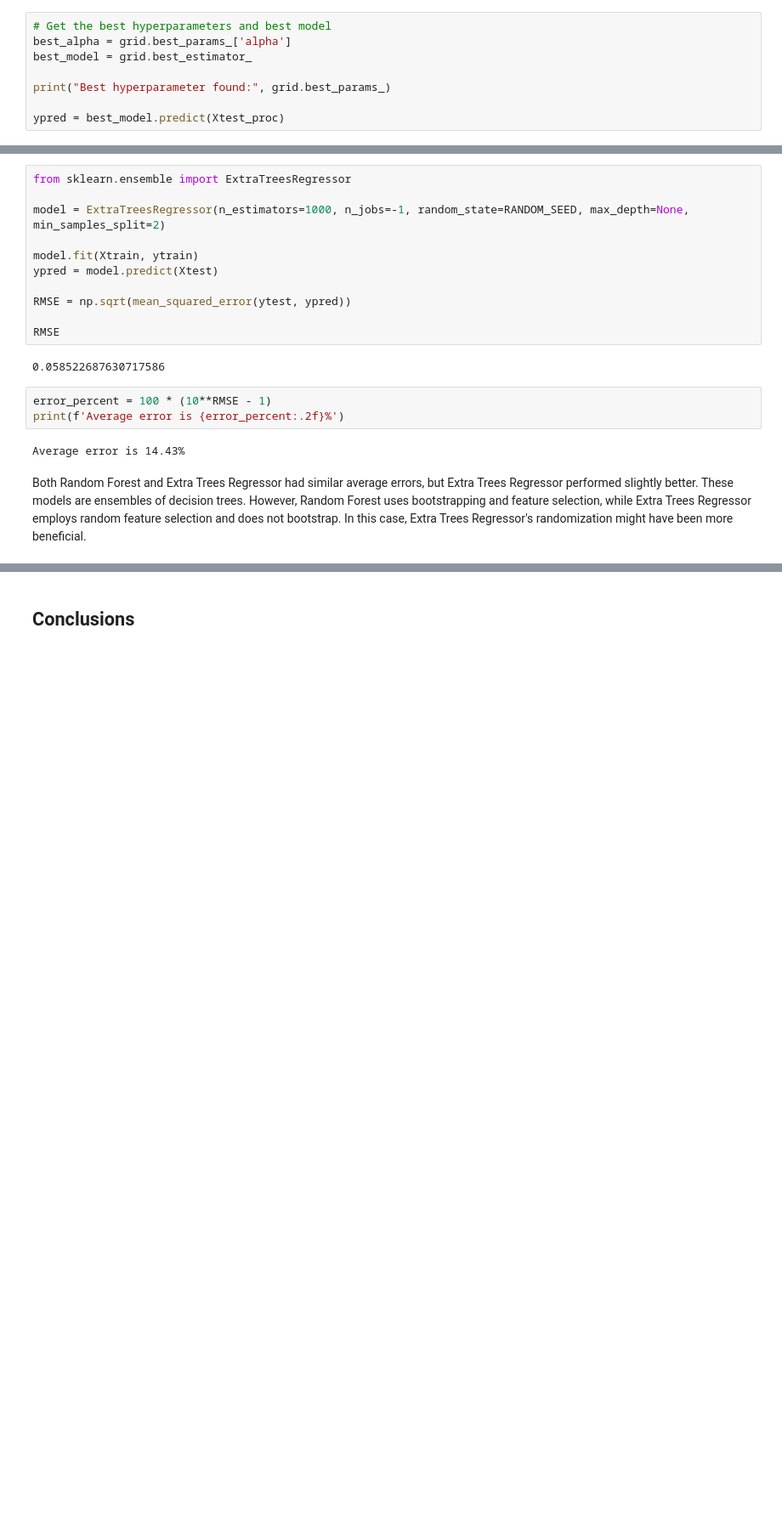
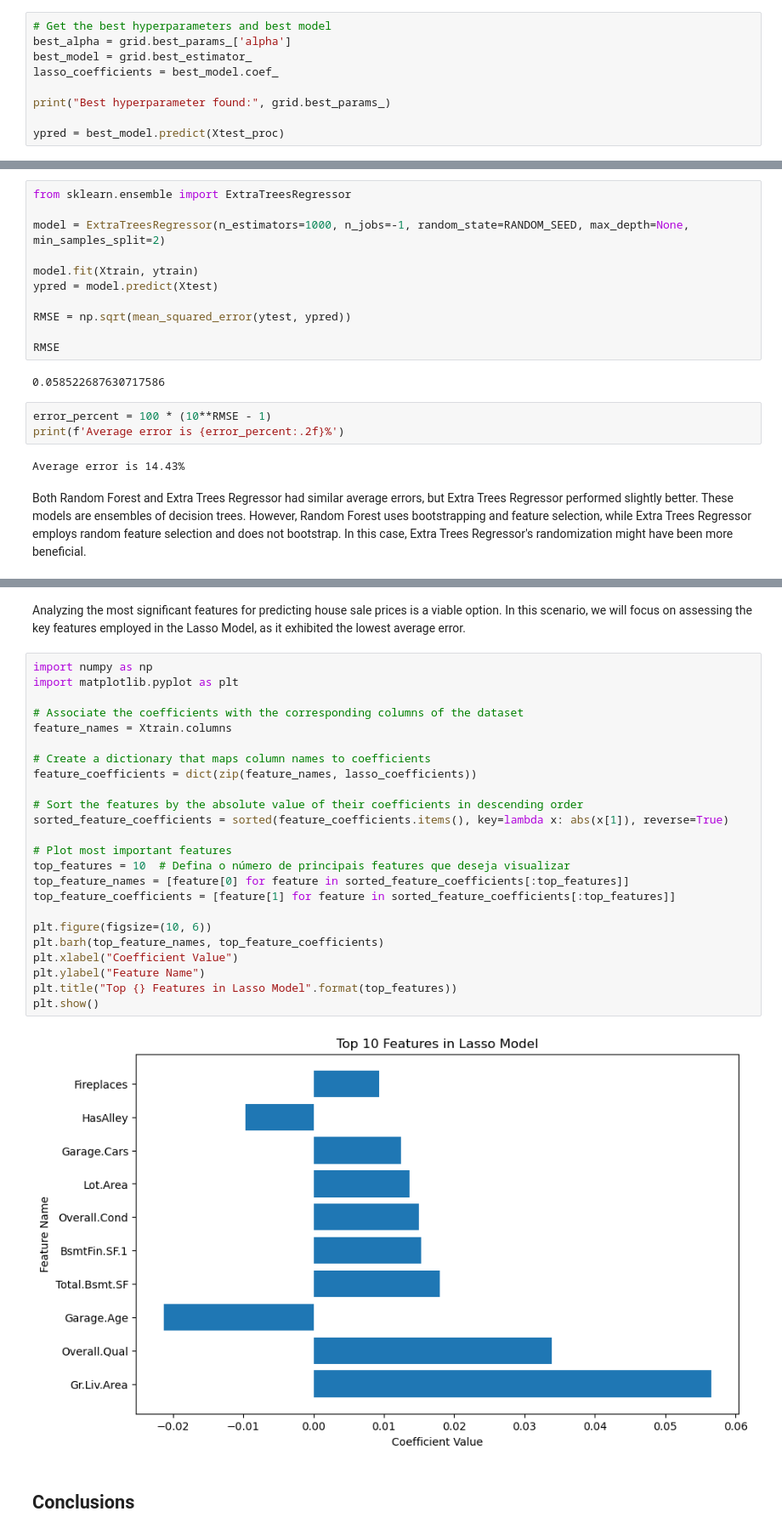
Before and after one commit to GabrielaMitu/MachineLearning-AmesDataset, a Jupyter notebook: notebooks/03_modeling.ipynb, the cells around one changed output, grey strips where cells are left out. Shown: that part at 85% size. Cells and saved outputs as stored; diff of their text form; blank space fills up the shorter version.

Commit message:
best festures, complementing conclusions

```diff
--- a/notebooks/03_modeling.ipynb
+++ b/notebooks/03_modeling.ipynb
@@ -594,6 +594,7 @@ GridSearchCV(cv=5, estimator=Lasso(), n_jobs=-1,
 # Get the best hyperparameters and best model
 best_alpha = grid.best_params_['alpha']
 best_model = grid.best_estimator_
+lasso_coefficients = best_model.coef_
 
 print("Best hyperparameter found:", grid.best_params_)
 
@@ -689,3 +692,31 @@ Both Random Forest and Extra Trees Regressor had similar average errors, but Ext
+# %% [markdown]
+Analyzing the most significant features for predicting house sale prices is a viable option. In this scenario, we will focus on assessing the key features employed in the Lasso Model, as it exhibited the lowest average error.
+# %%
+import numpy as np
+import matplotlib.pyplot as plt
+
+# Associate the coefficients with the corresponding columns of the dataset
+feature_names = Xtrain.columns
+
+# Create a dictionary that maps column names to coefficients
+feature_coefficients = dict(zip(feature_names, lasso_coefficients))
+
+# Sort the features by the absolute value of their coefficients in descending order
+sorted_feature_coefficients = sorted(feature_coefficients.items(), key=lambda x: abs(x[1]), reverse=True)
+
+# Plot most important features
+top_features = 10  # Defina o número de principais features que deseja visualizar
+top_feature_names = [feature[0] for feature in sorted_feature_coefficients[:top_features]]
+top_feature_coefficients = [feature[1] for feature in sorted_feature_coefficients[:top_features]]
+
+plt.figure(figsize=(10, 6))
+plt.barh(top_feature_names, top_feature_coefficients)
+plt.xlabel("Coefficient Value")
+plt.ylabel("Feature Name")
+plt.title("Top {} Features in Lasso Model".format(top_features))
+plt.show()
+# %% [output]
+[figure, added]
 # %% [markdown]
 ## Conclusions
 # %% [markdown]
```
Also changed, not shown: parts of 2 cells of this notebook.
